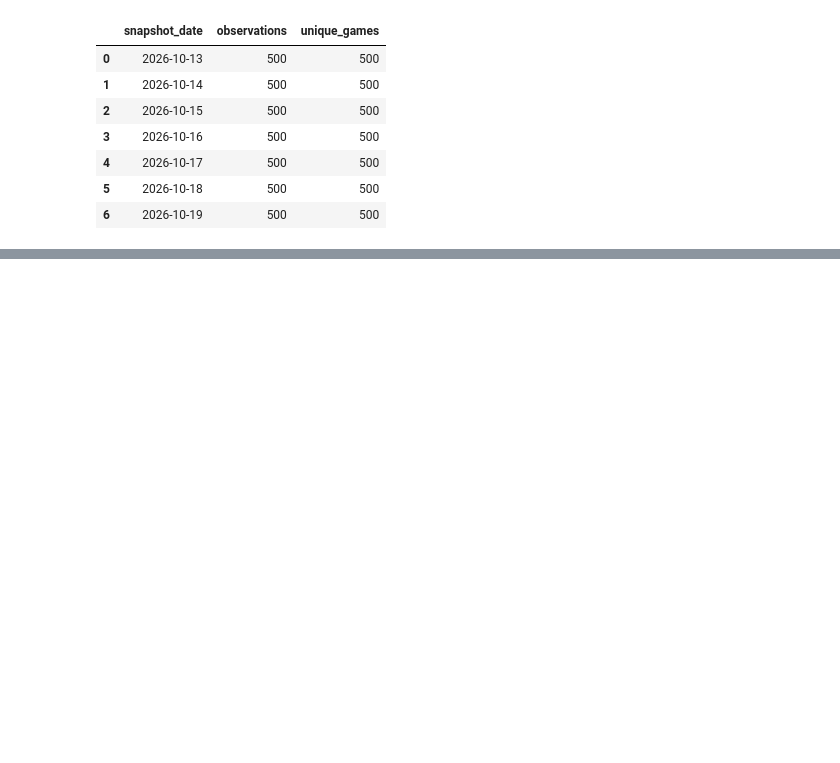
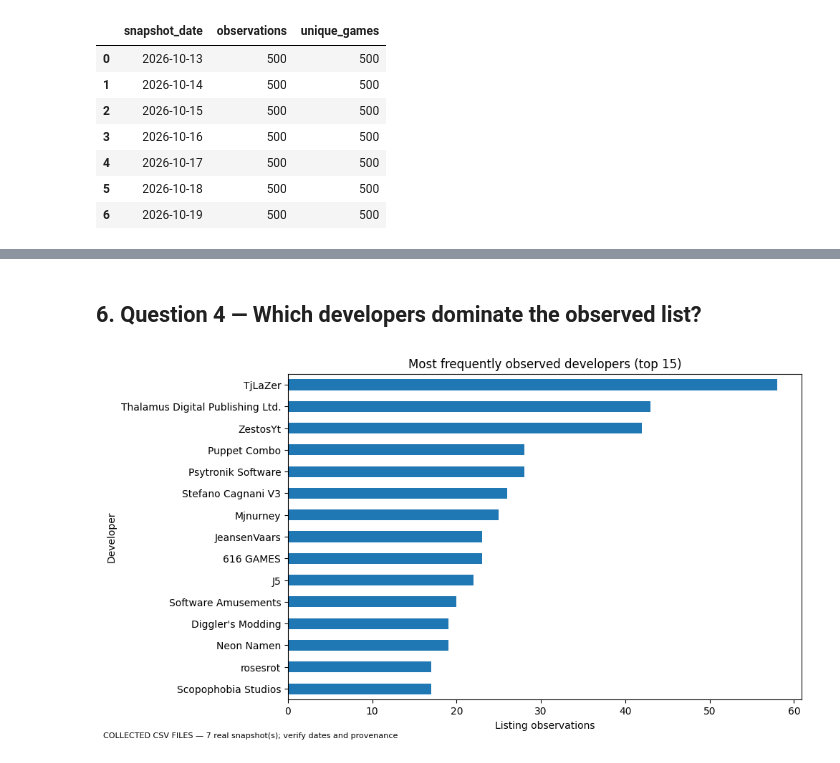
Before and after one commit to cherissaiteriteka32-netizen/Web_scraping_project, a Jupyter notebook: analysis.ipynb, the cells around one changed output, grey strips where cells are left out. Saved outputs shown, nothing was run; the diff lists cells and outputs as text; code cells hidden in the pictures; blank space fills up the shorter version.

```diff
--- a/analysis.ipynb
+++ b/analysis.ipynb
@@ -101,0 +159,9 @@ Unique games: 852 | snapshot dates: ['2026-10-13', '2026-10-14', '2026-10-15', '
+# %% [markdown]
+## 6. Question 4 — Which developers dominate the observed list?
+# %%
+dev=df.developer.dropna().astype(str).str.strip(); dev=dev[dev.ne('')].value_counts().head(15)
+if len(dev):
+ fig,ax=plt.subplots(); dev.sort_values().plot(kind='barh',ax=ax); ax.set(title='Most frequently observed developers (top 15)',xlabel='Listing observations',ylabel='Developer'); fig.text(.01,.01,DATA_MODE,fontsize=8); plt.tight_layout(); plt.show()
+else: print('Developer data unavailable.')
+# %% [output]
+[figure, added]
```
Also changed, not shown: parts of 6 cells of this notebook.
